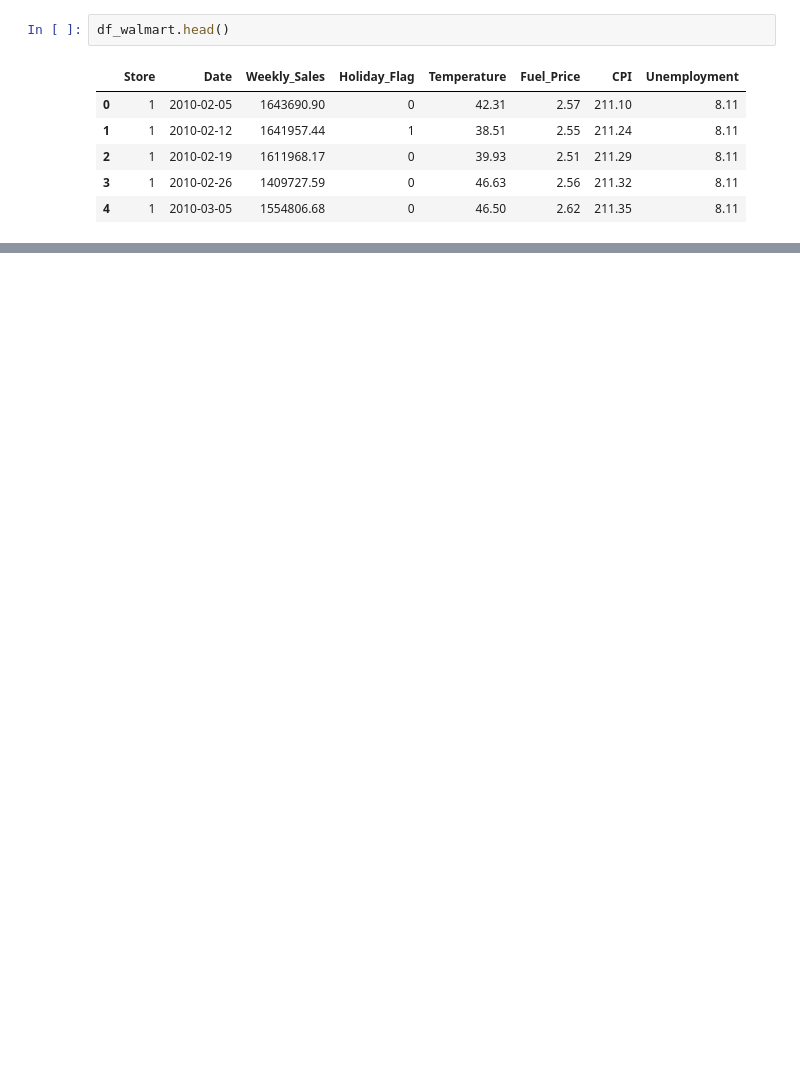
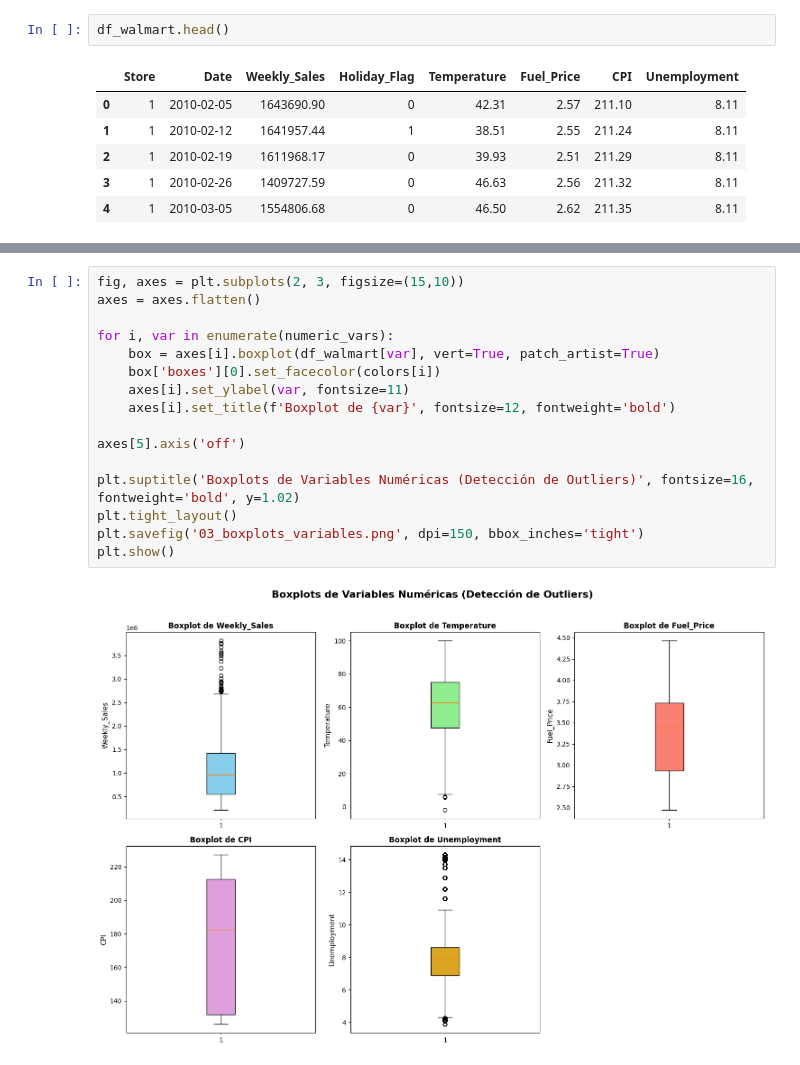
Before and after one commit to Rrosmarinus/walmart, a Jupyter notebook: Ejercicio_RMod_Walmart.ipynb, the cells around one changed output, grey strips where cells are left out. Drawn from its saved outputs; the diff is of its cells as text; blank space fills up the shorter version.

```diff
--- a/Ejercicio_RMod_Walmart.ipynb
+++ b/Ejercicio_RMod_Walmart.ipynb
@@ -229,0 +246,18 @@ df_walmart.head()
+# %%
+fig, axes = plt.subplots(2, 3, figsize=(15,10))
+axes = axes.flatten()
+
+for i, var in enumerate(numeric_vars):
+    box = axes[i].boxplot(df_walmart[var], vert=True, patch_artist=True)
+    box['boxes'][0].set_facecolor(colors[i])
+    axes[i].set_ylabel(var, fontsize=11)
+    axes[i].set_title(f'Boxplot de {var}', fontsize=12, fontweight='bold')
+
+axes[5].axis('off')
+
+plt.suptitle('Boxplots de Variables Numéricas (Detección de Outliers)', fontsize=16, fontweight='bold', y=1.02)
+plt.tight_layout()
+plt.savefig('03_boxplots_variables.png', dpi=150, bbox_inches='tight')
+plt.show()
+# %% [output]
+[figure, added]
```
Also changed, not shown: parts of 17 cells of this notebook, 10 other files.
